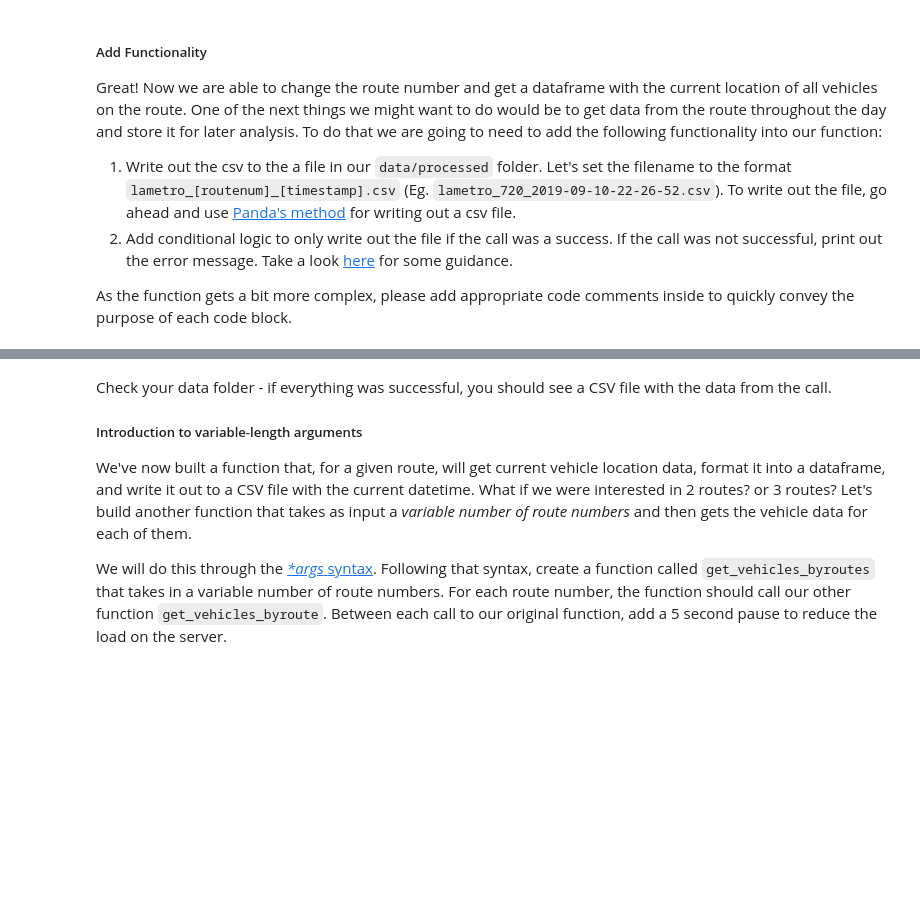
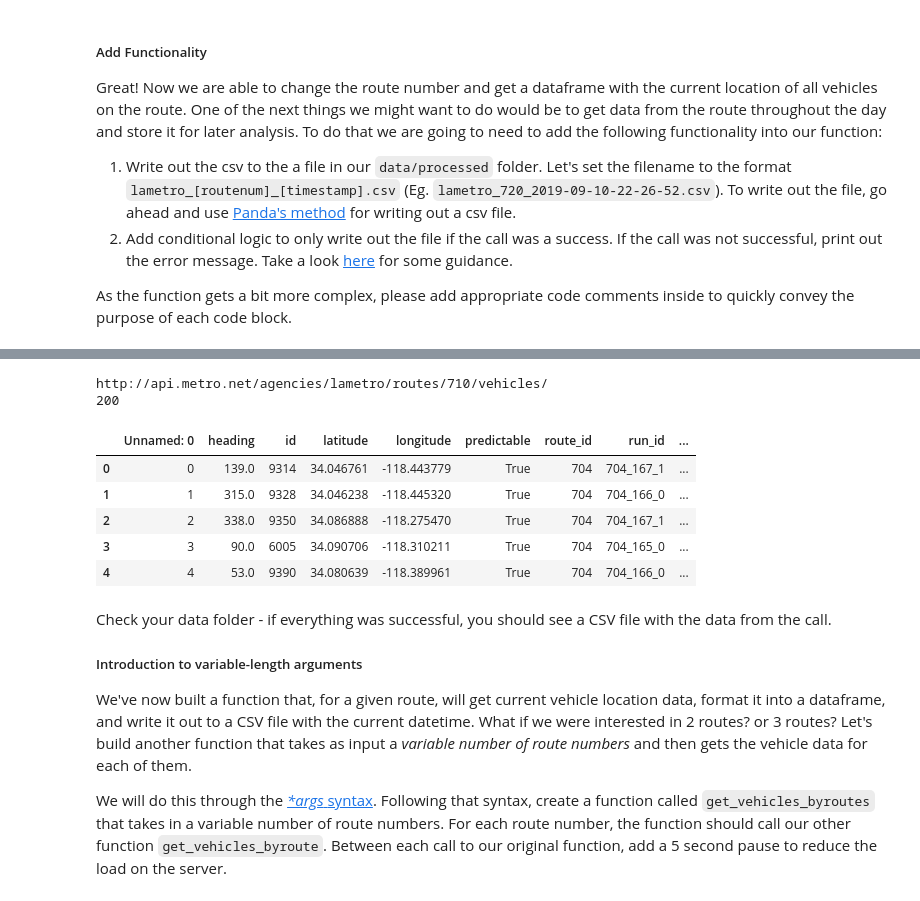
Before and after one commit to haoding19/ucla-its-data-camp-2019, a Jupyter notebook: Day1/day-1-prj/Day1-Activity.ipynb, the cells around one changed output, grey strips where cells are left out. Cells and saved outputs as stored; diff of their text form; code cells hidden in the pictures; blank space fills up the shorter version.

```diff
--- a/Day1/day-1-prj/Day1-Activity.ipynb
+++ b/Day1/day-1-prj/Day1-Activity.ipynb
@@ -192,5 +303,18 @@ Let's go ahead and call the function again for one of the routes to ensure that
 # %%
-get_vehicles_byroute(704)
+get_vehicles_byroute(710)
+# %% [output]
+http://api.metro.net/agencies/lametro/routes/710/vehicles/
+200
+# %%
+metro_704 = pd.read_csv('data/processed/lametro_704_2019-09-16-14-19-24.csv')
+metro_704.head()
+# %% [output]
+|  | Unnamed: 0 | heading | id | latitude | longitude | predictable | route_id | run_id | ... |
+| 0 | 0 | 139.0 | 9314 | 34.046761 | -118.443779 | True | 704 | 704_167_1 | ... |
+| 1 | 1 | 315.0 | 9328 | 34.046238 | -118.445320 | True | 704 | 704_166_0 | ... |
+| 2 | 2 | 338.0 | 9350 | 34.086888 | -118.275470 | True | 704 | 704_167_1 | ... |
+| 3 | 3 | 90.0 | 6005 | 34.090706 | -118.310211 | True | 704 | 704_165_0 | ... |
+| 4 | 4 | 53.0 | 9390 | 34.080639 | -118.389961 | True | 704 | 704_166_0 | ... |
 # %% [markdown]
 Check your data folder - if everything was successful, you should see a CSV file with the data from the call.
 ##### Introduction to variable-length arguments
```
Also changed, not shown: parts of 22 cells of this notebook, 32 other files.
